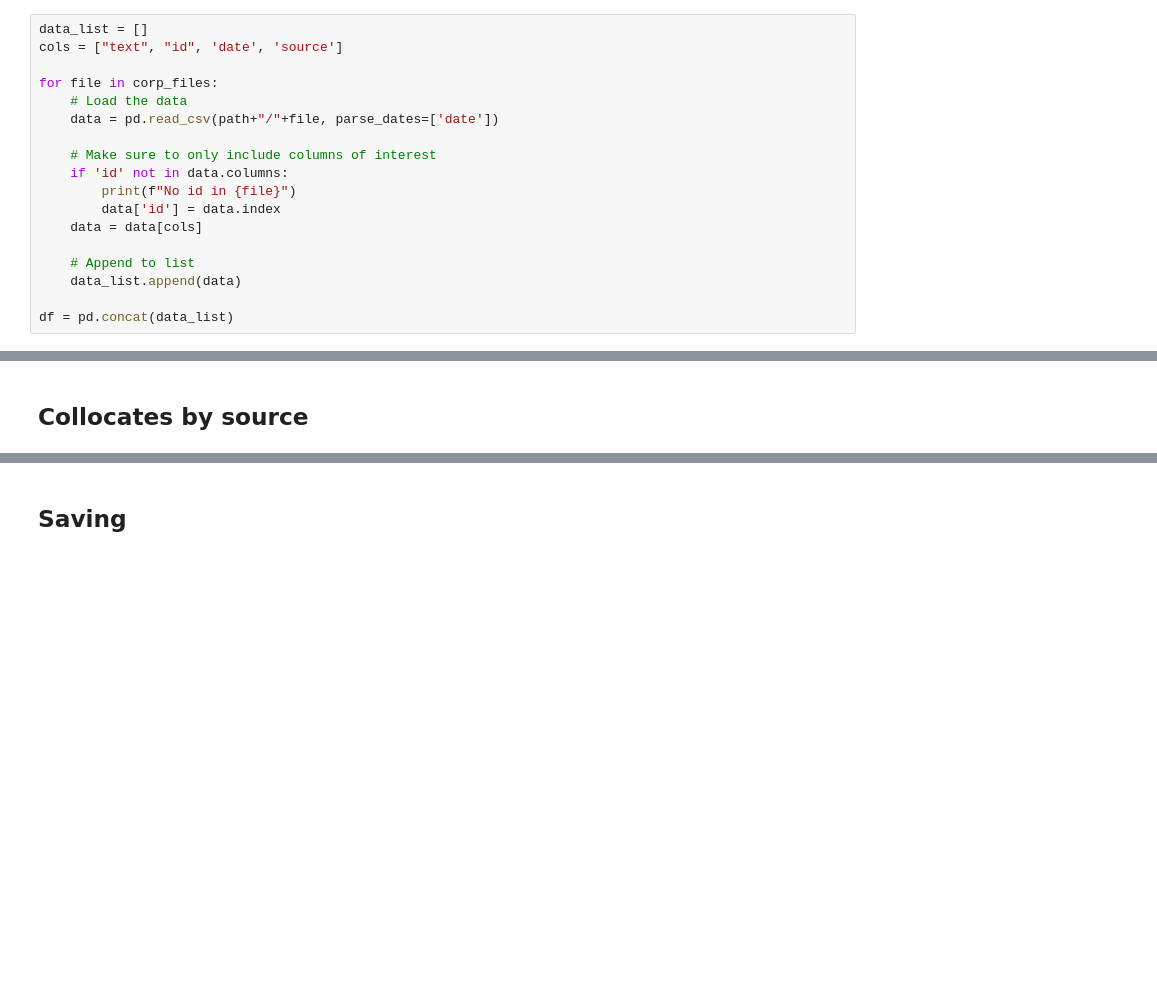
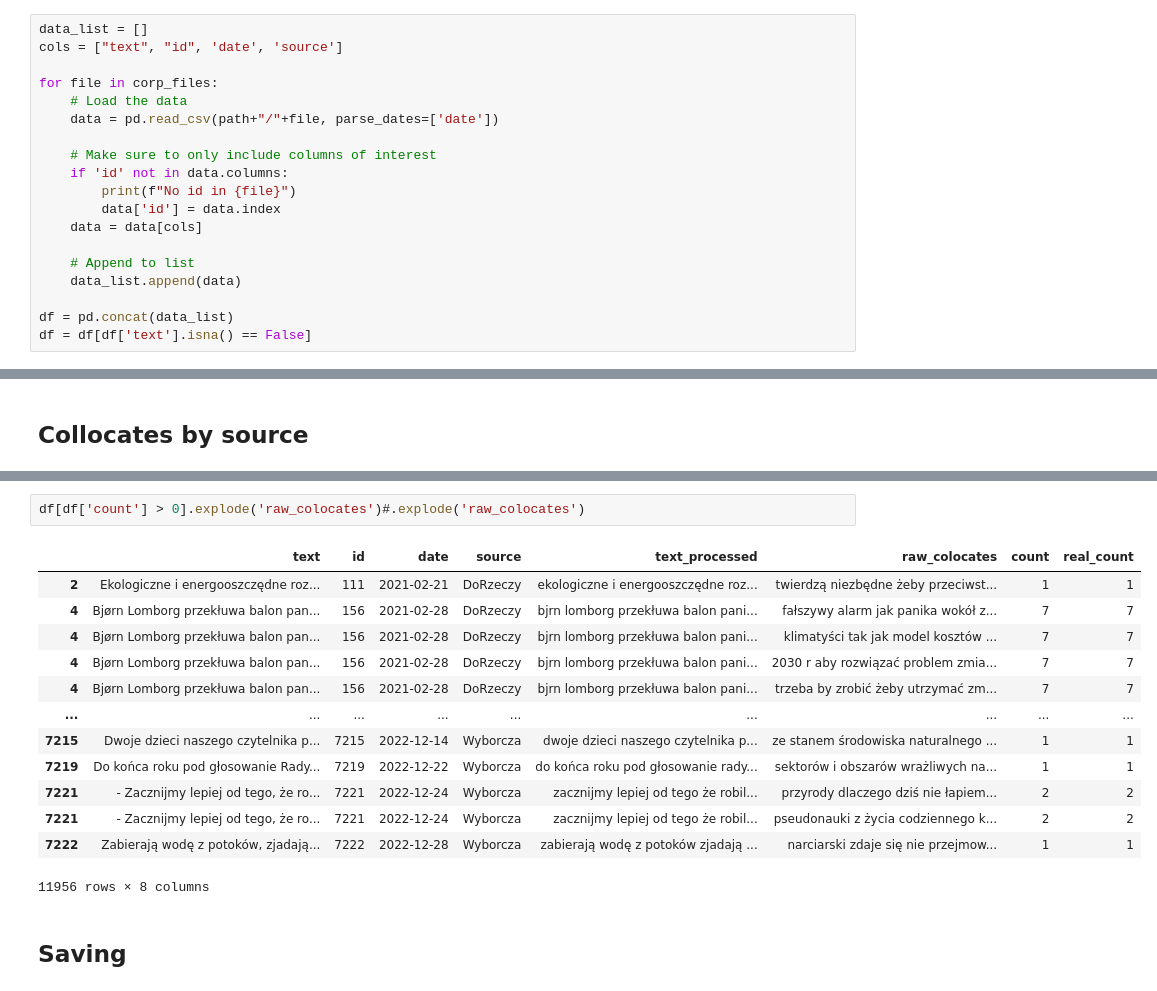
Before and after one commit to pSzyc/Climate, a Jupyter notebook: UFA/colocations.ipynb, the cells around one changed output, grey strips where cells are left out. Cells and saved outputs as stored; diff of their text form; blank space fills up the shorter version.

```diff
--- a/UFA/colocations.ipynb
+++ b/UFA/colocations.ipynb
@@ -37,6 +37,7 @@ for file in corp_files:
     data_list.append(data)
 
 df = pd.concat(data_list)
+df = df[df['text'].isna() == False]
 # %% [output]
 No id in eco_gpc.csv
 No id in eco_wyborcza.csv
@@ -69,3 +99,19 @@ df[df['real_count'] > 0].source.value_counts()
+# %%
+df[df['count'] > 0].explode('raw_colocates')#.explode('raw_colocates')
+# %% [output]
+|  | text | id | date | source | text_processed | raw_colocates | count | real_count |
+| 2 | Ekologiczne i energooszczędne roz... | 111 | 2021-02-21 | DoRzeczy | ekologiczne i energooszczędne roz... | twierdzą niezbędne żeby przeciwst... | 1 | 1 |
+| 4 | Bjørn Lomborg przekłuwa balon pan... | 156 | 2021-02-28 | DoRzeczy | bjrn lomborg przekłuwa balon pani... | fałszywy alarm jak panika wokół z... | 7 | 7 |
+| 4 | Bjørn Lomborg przekłuwa balon pan... | 156 | 2021-02-28 | DoRzeczy | bjrn lomborg przekłuwa balon pani... | klimatyści tak jak model kosztów ... | 7 | 7 |
+| 4 | Bjørn Lomborg przekłuwa balon pan... | 156 | 2021-02-28 | DoRzeczy | bjrn lomborg przekłuwa balon pani... | 2030 r aby rozwiązać problem zmia... | 7 | 7 |
+| 4 | Bjørn Lomborg przekłuwa balon pan... | 156 | 2021-02-28 | DoRzeczy | bjrn lomborg przekłuwa balon pani... | trzeba by zrobić żeby utrzymać zm... | 7 | 7 |
+| ... | ... | ... | ... | ... | ... | ... | ... | ... |
+| 7215 | Dwoje dzieci naszego czytelnika p... | 7215 | 2022-12-14 | Wyborcza | dwoje dzieci naszego czytelnika p... | ze stanem środowiska naturalnego ... | 1 | 1 |
+| 7219 | Do końca roku pod głosowanie Rady... | 7219 | 2022-12-22 | Wyborcza | do końca roku pod głosowanie rady... | sektorów i obszarów wrażliwych na... | 1 | 1 |
+| 7221 | - Zacznijmy lepiej od tego, że ro... | 7221 | 2022-12-24 | Wyborcza | zacznijmy lepiej od tego że robil... | przyrody dlaczego dziś nie łapiem... | 2 | 2 |
+| 7221 | - Zacznijmy lepiej od tego, że ro... | 7221 | 2022-12-24 | Wyborcza | zacznijmy lepiej od tego że robil... | pseudonauki z życia codziennego k... | 2 | 2 |
+| 7222 | Zabierają wodę z potoków, zjadają... | 7222 | 2022-12-28 | Wyborcza | zabierają wodę z potoków zjadają ... | narciarski zdaje się nie przejmow... | 1 | 1 |
+11956 rows × 8 columns
 # %% [markdown]
 ## Saving
 # %%
```
Also changed, not shown: parts of 4 cells of this notebook, 6 other files.
